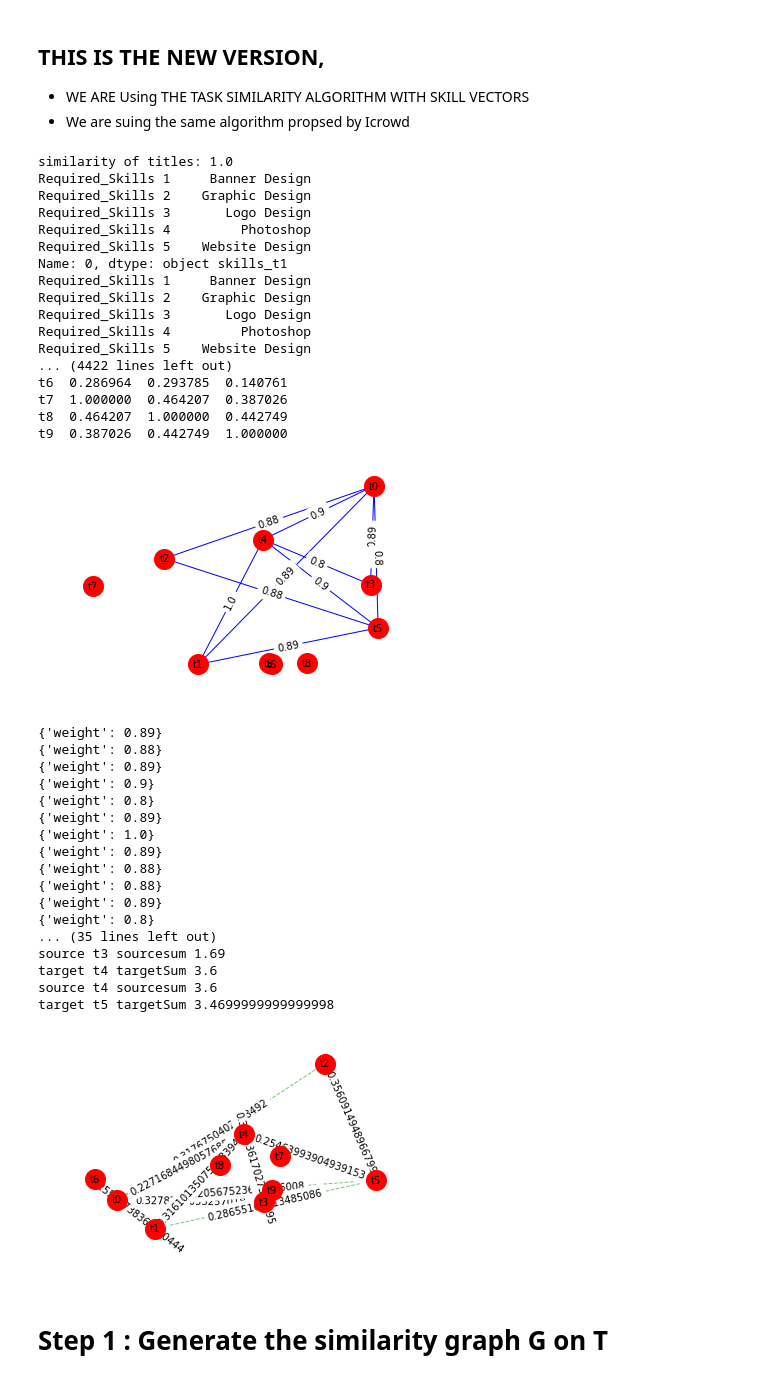
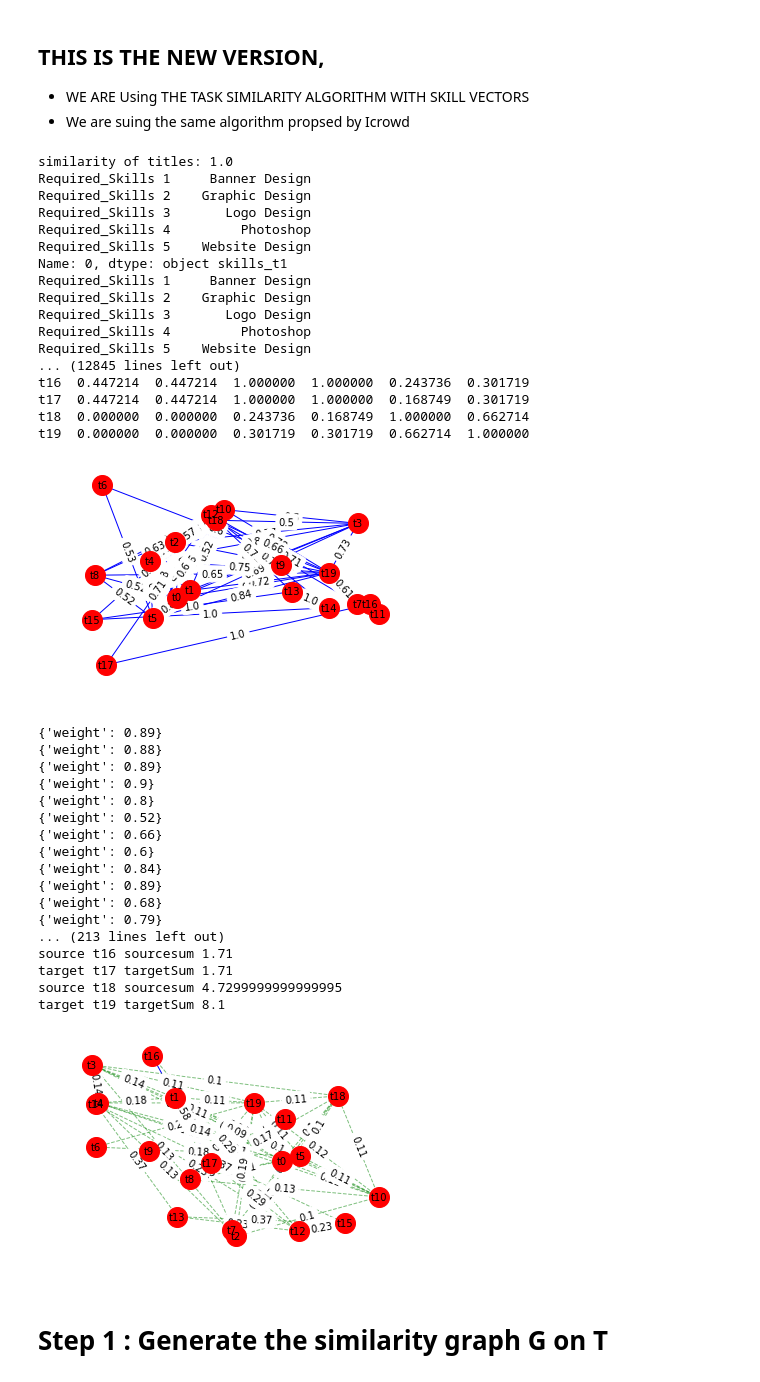
Before and after one commit to NarrativeEconomics/QualityControlCrowdsourcing, a Jupyter notebook: Offline_Worker_Accuracy_Estimation.ipynb, the cells around one changed output. Saved outputs shown, nothing was run; the diff lists cells and outputs as text; code cells hidden in the pictures.

```diff
--- a/Offline_Worker_Accuracy_Estimation.ipynb
+++ b/Offline_Worker_Accuracy_Estimation.ipynb
@@ -11,57 +11,57 @@ __author__ = 'Arwa Shaker'
 """  Set the parameters and call the functions """
 import numpy as np
 import pandas as pd
 import networkx as nx
 import xarray as xr
 
 
 def GraphEstimatorBuilder():
-    miu = 1.0
-    simThreshold = 0.8
-    no_task = 10
+    miu = 0.0001
+    simThreshold = 0.5
+    no_task = 20
     Graph = computeSimilarityGraph(simThreshold, no_task)
     Graph_drawing(Graph)
     Norm_Graph = NormalizeTheGraph(Graph)
     Graph_drawing(Norm_Graph)
     ppr  = simToPPVs(Norm_Graph, miu)
     PPVs = ppr
     PPVs.to_csv('C:/Users/Arwa/Desktop/datasets/Ex2/PPVs.csv')
 
 GraphEstimatorBuilder()
 # %% [output]
 similarity of titles: 1.0
 Required_Skills 1     Banner Design
 Required_Skills 2    Graphic Design
 Required_Skills 3       Logo Design
 Required_Skills 4         Photoshop
 Required_Skills 5    Website Design
 Name: 0, dtype: object skills_t1
 Required_Skills 1     Banner Design
 Required_Skills 2    Graphic Design
 Required_Skills 3       Logo Design
 Required_Skills 4         Photoshop
 Required_Skills 5    Website Design
-... (4422 lines left out)
-t6  0.286964  0.293785  0.140761
-t7  1.000000  0.464207  0.387026
-t8  0.464207  1.000000  0.442749
-t9  0.387026  0.442749  1.000000
+... (12845 lines left out)
+t16  0.447214  0.447214  1.000000  1.000000  0.243736  0.301719
+t17  0.447214  0.447214  1.000000  1.000000  0.168749  0.301719
+t18  0.000000  0.000000  0.243736  0.168749  1.000000  0.662714
+t19  0.000000  0.000000  0.301719  0.301719  0.662714  1.000000
-[figure, old version]
+[figure, new version]
 {'weight': 0.89}
 {'weight': 0.88}
 {'weight': 0.89}
 {'weight': 0.9}
 {'weight': 0.8}
+{'weight': 0.52}
+{'weight': 0.66}
+{'weight': 0.6}
+{'weight': 0.84}
 {'weight': 0.89}
-{'weight': 1.0}
-{'weight': 0.89}
-{'weight': 0.88}
-{'weight': 0.88}
-{'weight': 0.89}
-{'weight': 0.8}
-... (35 lines left out)
-source t3 sourcesum 1.69
-target t4 targetSum 3.6
-source t4 sourcesum 3.6
-target t5 targetSum 3.4699999999999998
+{'weight': 0.68}
+{'weight': 0.79}
+... (213 lines left out)
+source t16 sourcesum 1.71
+target t17 targetSum 1.71
+source t18 sourcesum 4.7299999999999995
+target t19 targetSum 8.1
-[figure, old version]
+[figure, new version]
```
Also changed, not shown: parts of 5 cells of this notebook.
